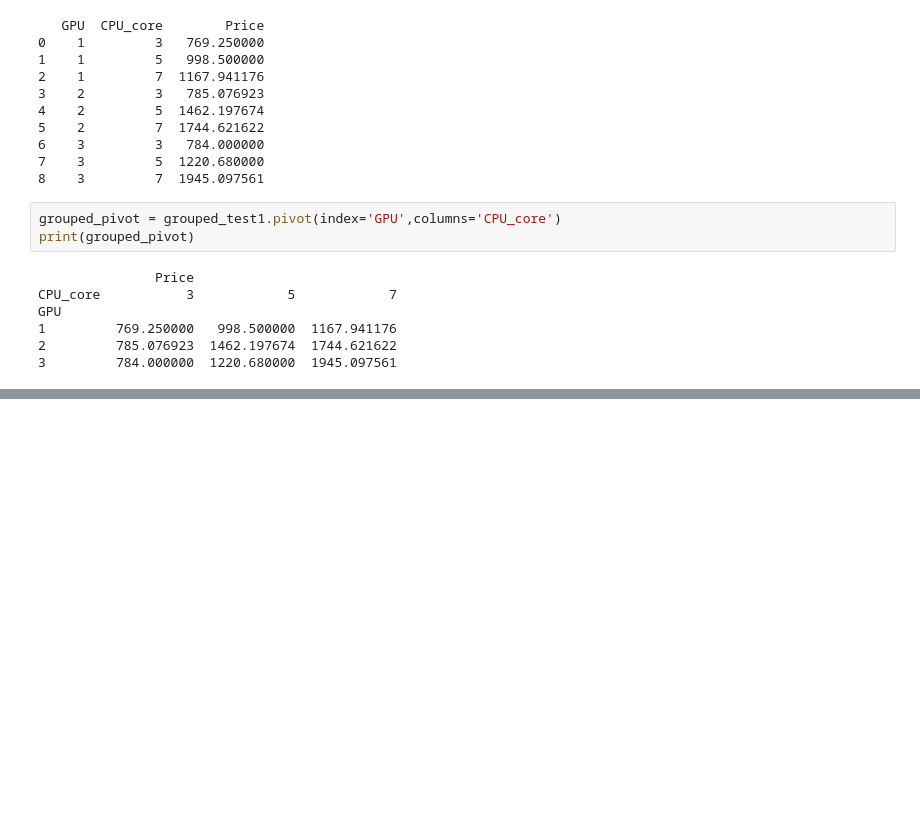
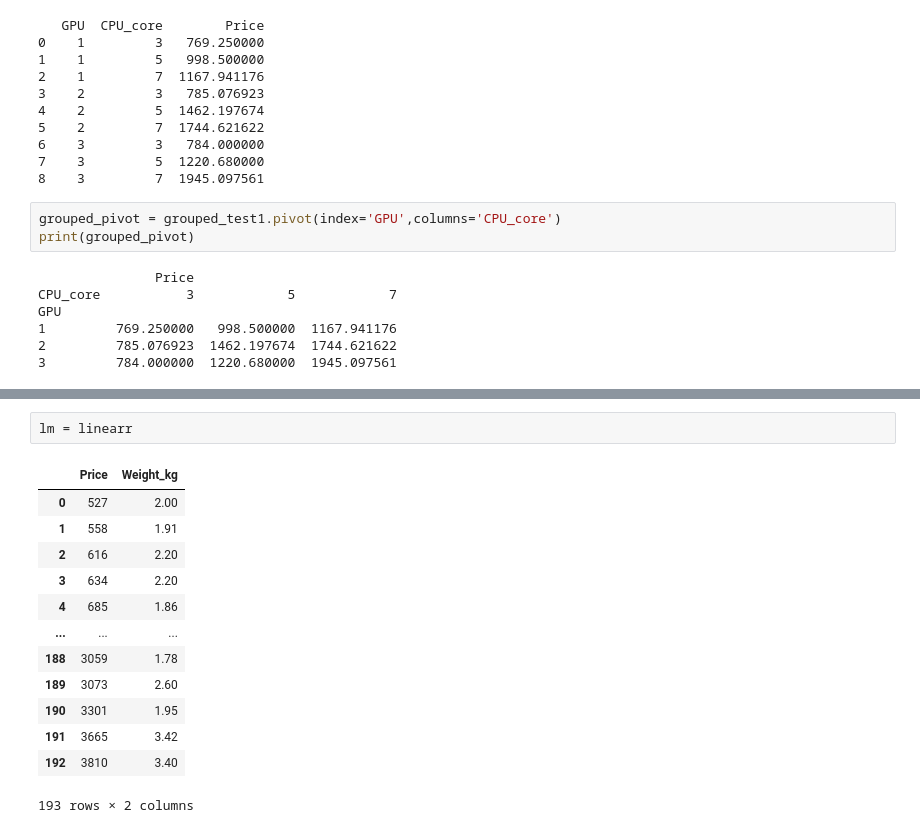
Before and after one commit to Sterling4/ibm, a Jupyter notebook: Laptops Pricing.ipynb, the cells around one changed output, grey strips where cells are left out. Saved outputs shown, nothing was run; the diff lists cells and outputs as text; blank space fills up the shorter version.

```diff
--- a/Laptops Pricing.ipynb
+++ b/Laptops Pricing.ipynb
@@ -336,0 +452,16 @@ fig.colorbar(im)
+# %%
+lm = linearr
+# %% [output]
+|  | Price | Weight_kg |
+| 0 | 527 | 2.00 |
+| 1 | 558 | 1.91 |
+| 2 | 616 | 2.20 |
+| 3 | 634 | 2.20 |
+| 4 | 685 | 1.86 |
+| ... | ... | ... |
+| 188 | 3059 | 1.78 |
+| 189 | 3073 | 2.60 |
+| 190 | 3301 | 1.95 |
+| 191 | 3665 | 3.42 |
+| 192 | 3810 | 3.40 |
+193 rows × 2 columns
```
Also changed, not shown: parts of 19 cells of this notebook, 1 other file.
